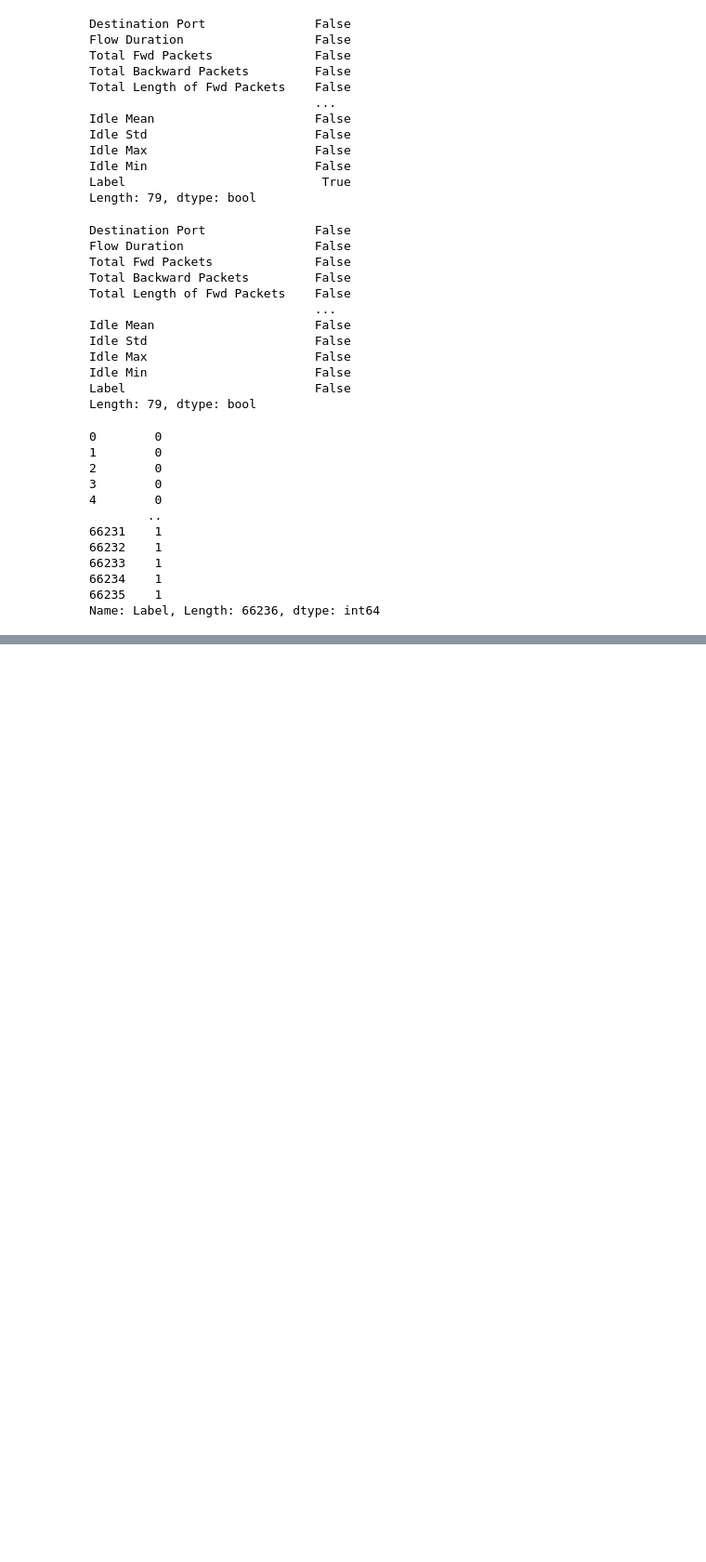
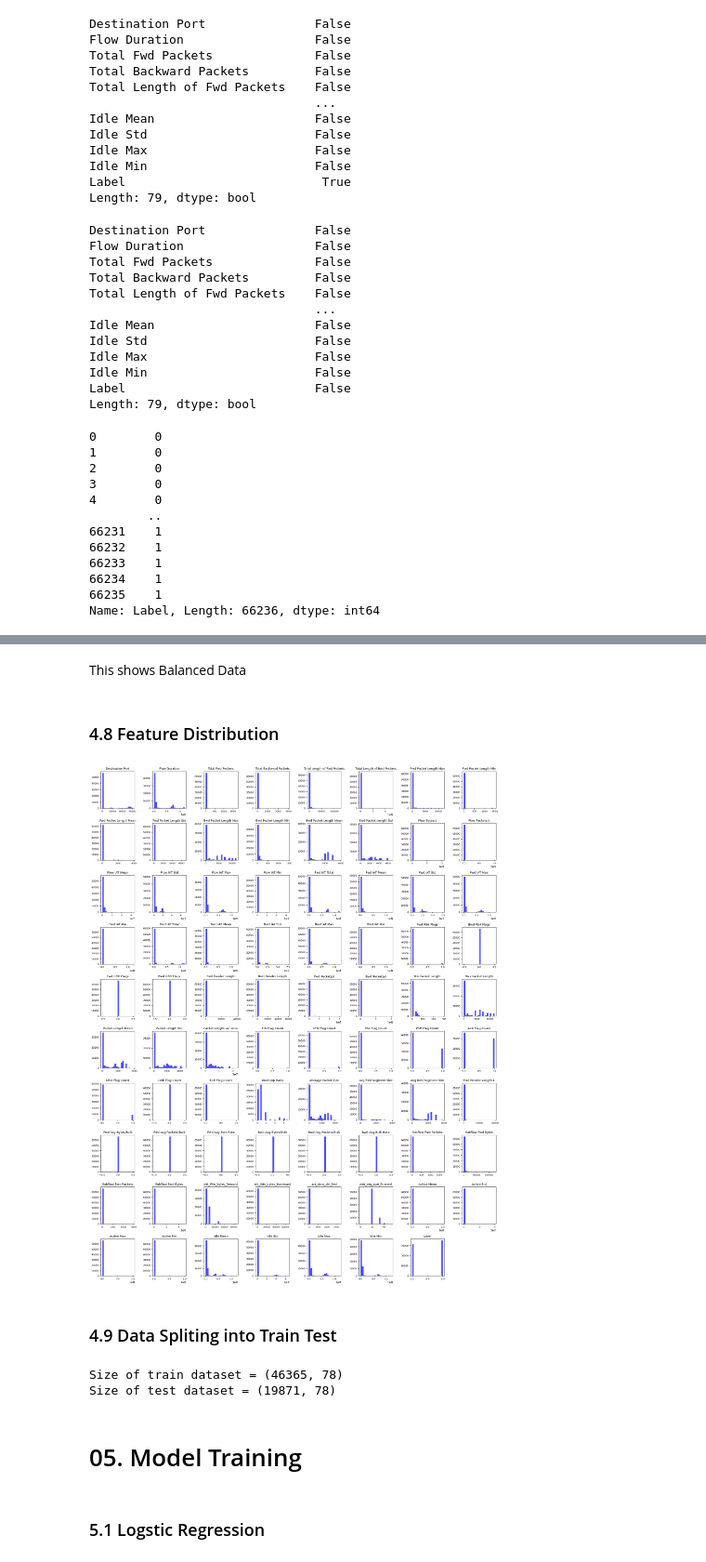
Before and after one commit to ZiaUrRehman-bit/DDOS-attacks-Classification-by-Machine-Learning, a Jupyter notebook: DDOS attack Classification.ipynb, the cells around one changed output, grey strips where cells are left out. Shown at 93% size. Saved outputs shown, nothing was run; the diff lists cells and outputs as text; code cells hidden in the pictures; blank space fills up the shorter version.

```diff
--- a/DDOS attack Classification.ipynb
+++ b/DDOS attack Classification.ipynb
@@ -240,0 +246,30 @@ Name: Label, Length: 66236, dtype: int64
+# %% [markdown]
+This shows Balanced Data
+# %% [markdown]
+### 4.8 Feature Distribution
+# %%
+import matplotlib.pyplot as plt
+
+# Create a grid of subplots with 10 rows and 8 columns
+fig, axes = plt.subplots(10, 8, figsize=(20, 25))  # Adjust figsize as needed
+fig.tight_layout(pad=3.0)  # Add padding between subplots
+
+# Iterate through each column and corresponding subplot
+for i, col in enumerate(DDosData.columns):
+    row, col_pos = divmod(i, 8)  # Determine row and column in the grid
+    ax = axes[row, col_pos]  # Access the corresponding subplot
+    ax.hist(DDosData[col], bins=20, color='blue', alpha=0.7)  # Customize as needed
+    ax.set_title(col, fontsize=10)
+    ax.tick_params(axis='both', labelsize=8)  # Adjust tick size for readability
+
+# Hide any unused subplots
+for i in range(len(DDosData.columns), 80):
+    row, col_pos = divmod(i, 8)
+    axes[row, col_pos].axis('off')
+
+# Show the plots
+plt.show()
+# %% [output]
+[figure, added]
+# %% [markdown]
+### 4.9 Data Spliting into Train Test
@@ -240,0 +282,15 @@ Name: Label, Length: 66236, dtype: int64
+# %%
+X = DDosData.drop('Label', axis=1)
+y = DDosData['Label']
+
+XTrain, XTest, yTrain, yTest = train_test_split(X, y, test_size=0.30, random_state=42)
+
+print(f"Size of train dataset = {XTrain.shape}")
+print(f"Size of test dataset = {XTest.shape}")
+# %% [output]
+Size of train dataset = (46365, 78)
+Size of test dataset = (19871, 78)
+# %% [markdown]
+# 05. Model Training
+# %% [markdown]
+### 5.1 Logstic Regression
```
Also changed, not shown: parts of 7 cells of this notebook.
